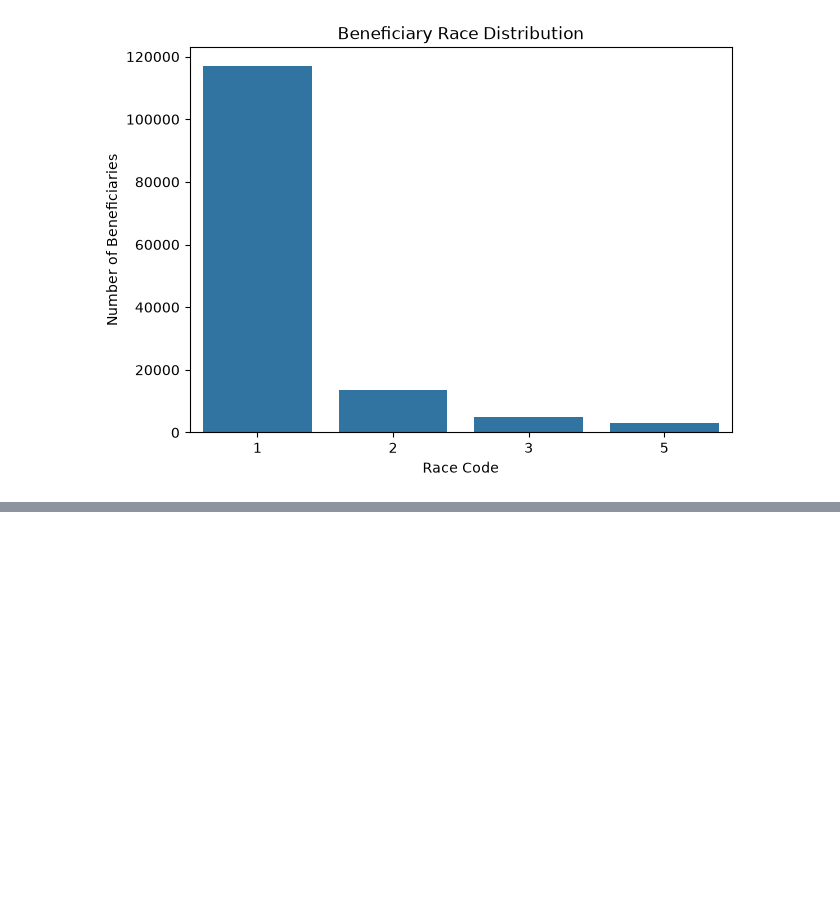
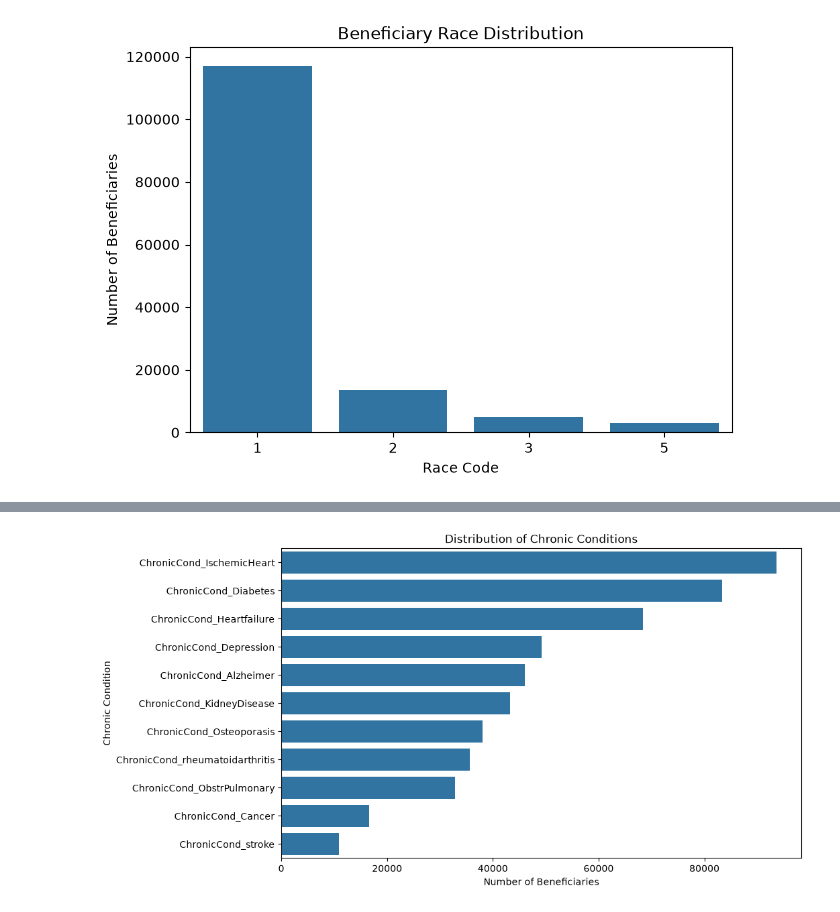
Before and after one commit to R-Bency/Healthcare-Insurance-claim-fraud-detection, a Jupyter notebook: notebooks/01.eda.ipynb, the cells around one changed output, grey strips where cells are left out. Saved outputs shown, nothing was run; the diff lists cells and outputs as text; code cells hidden in the pictures; blank space fills up the shorter version.

```diff
--- a/notebooks/01.eda.ipynb
+++ b/notebooks/01.eda.ipynb
@@ -554,0 +578,7 @@ plt.show()
+# %%
+chronic_cols = [
+    col for col in beneficiary_df.columns
+    if "ChronicCond" in col
+]
+
+chronic_cols
@@ -554,0 +597,11 @@ plt.show()
+# %%
+chronic_counts = {}
+
+for col in chronic_cols:
+    chronic_counts[col] = (beneficiary_df[col] == 1).sum()
+
+chronic_counts = pd.Series(chronic_counts).sort_values(
+    ascending=False
+)
+
+chronic_counts
@@ -554,0 +621,15 @@ plt.show()
+# %%
+plt.figure(figsize=(10, 6))
+
+sns.barplot(
+    x=chronic_counts.values,
+    y=chronic_counts.index
+)
+
+plt.title("Distribution of Chronic Conditions")
+plt.xlabel("Number of Beneficiaries")
+plt.ylabel("Chronic Condition")
+
+plt.show()
+# %% [output]
+[figure, added]
```
Also changed, not shown: parts of 28 cells of this notebook, 4 other files.
